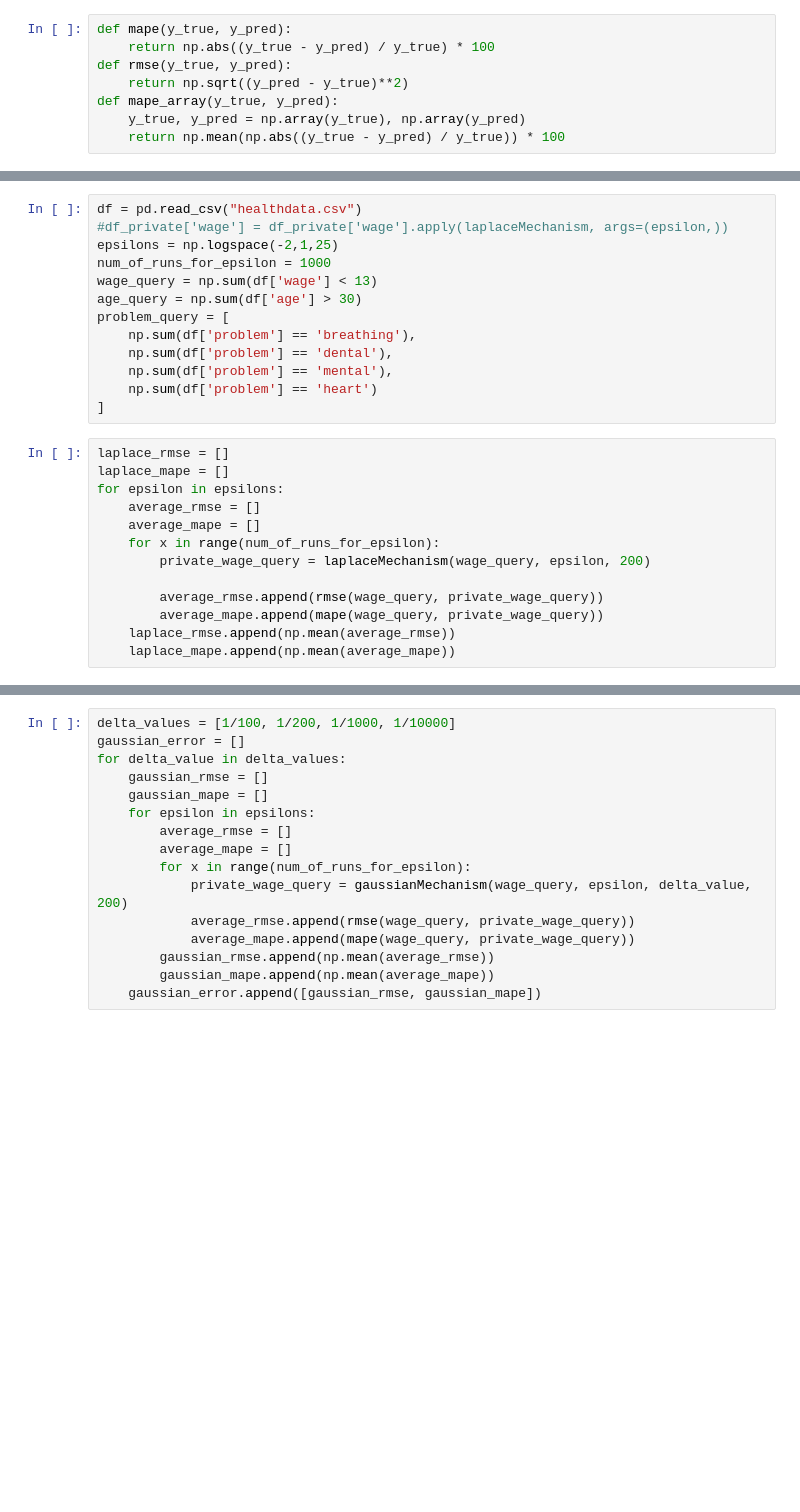
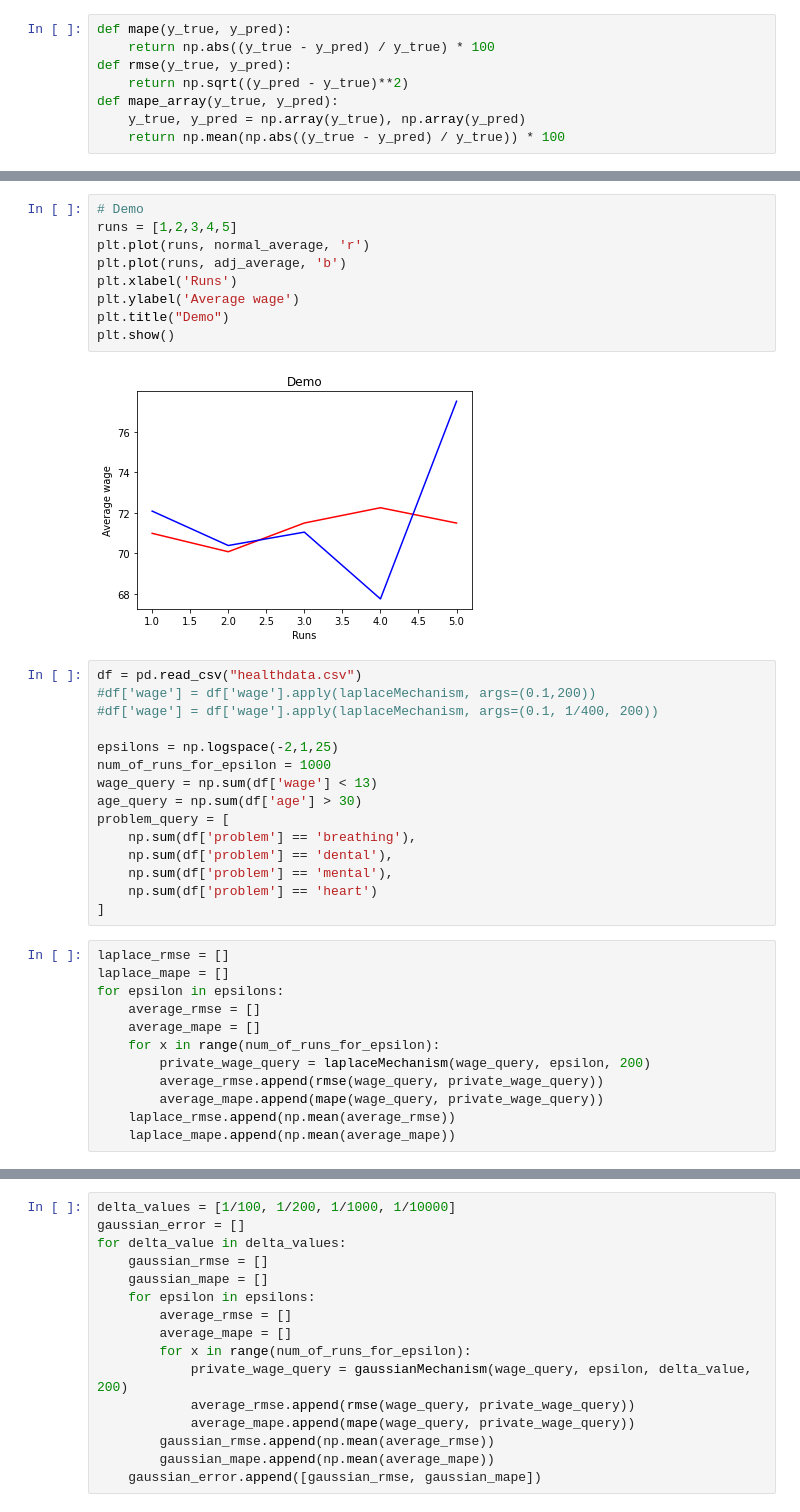
Before and after one commit to aleksandr-kataev/Privacy-Preserving-Algorithms, a Jupyter notebook: diffprivacyNoise.ipynb, the cells around one changed output, grey strips where cells are left out. Saved outputs shown, nothing was run; the diff lists cells and outputs as text; blank space fills up the shorter version.

```diff
--- a/diffprivacyNoise.ipynb
+++ b/diffprivacyNoise.ipynb
@@ -40,6 +56,19 @@ def mape_array(y_true, y_pred):
+# %%
+# Demo
+runs = [1,2,3,4,5]
+plt.plot(runs, normal_average, 'r')
+plt.plot(runs, adj_average, 'b')
+plt.xlabel('Runs')
+plt.ylabel('Average wage')
+plt.title("Demo")
+plt.show()
+# %% [output]
+[figure, added]
 # %%
 df = pd.read_csv("healthdata.csv")
-#df_private['wage'] = df_private['wage'].apply(laplaceMechanism, args=(epsilon,))
+#df['wage'] = df['wage'].apply(laplaceMechanism, args=(0.1,200))
+#df['wage'] = df['wage'].apply(laplaceMechanism, args=(0.1, 1/400, 200))
+
 epsilons = np.logspace(-2,1,25)
 num_of_runs_for_epsilon = 1000
 wage_query = np.sum(df['wage'] < 13)
@@ -58,7 +87,6 @@ for epsilon in epsilons:
     average_mape = []
     for x in range(num_of_runs_for_epsilon):
         private_wage_query = laplaceMechanism(wage_query, epsilon, 200)
-
         average_rmse.append(rmse(wage_query, private_wage_query))
         average_mape.append(mape(wage_query, private_wage_query))
     laplace_rmse.append(np.mean(average_rmse))
```
Also changed, not shown: parts of 11 cells of this notebook.
